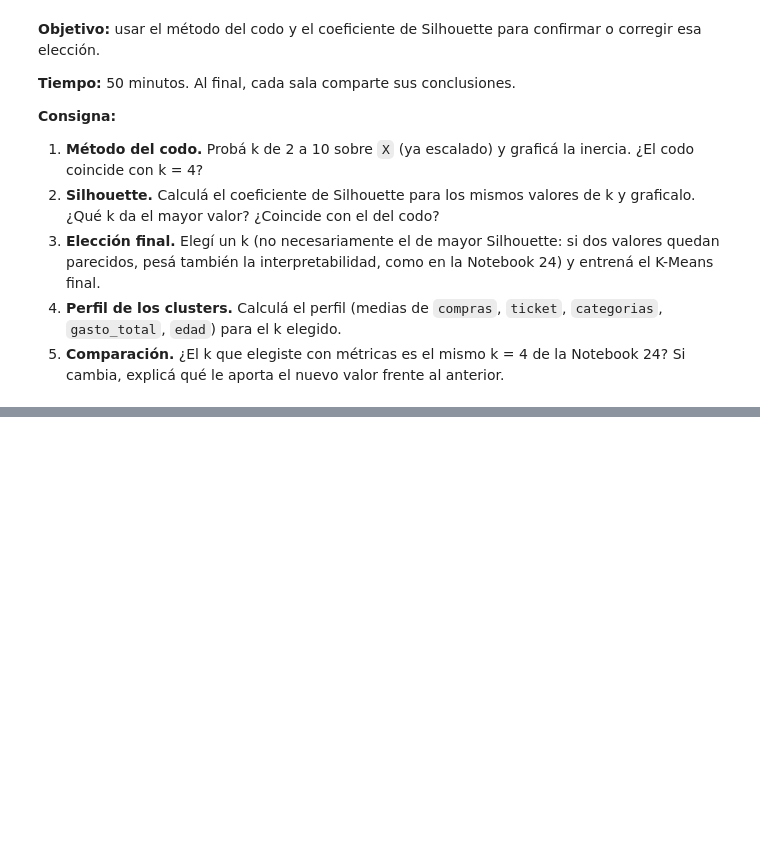
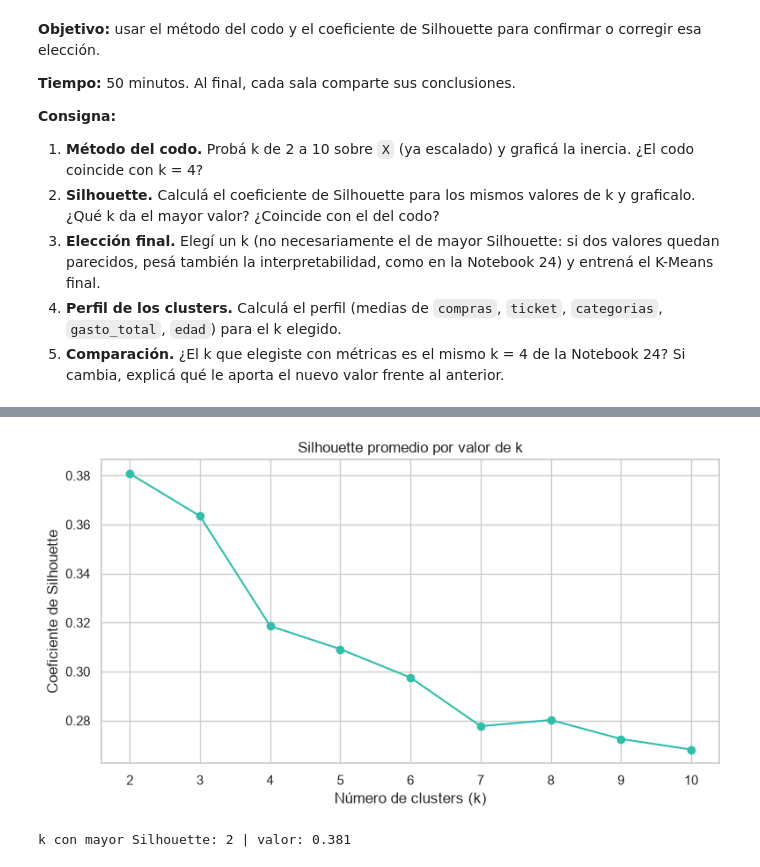
Before and after one commit to EmiiFernandez/actividades_data_sciente_ypf, a Jupyter notebook: notebook/C22_Notebook-26.ipynb, the cells around one changed output, grey strips where cells are left out. Saved outputs shown, nothing was run; the diff lists cells and outputs as text; code cells hidden in the pictures; blank space fills up the shorter version.

```diff
--- a/notebook/C22_Notebook-26.ipynb
+++ b/notebook/C22_Notebook-26.ipynb
@@ -233,0 +243,19 @@ HTTPError: HTTP Error 404: Not Found
+# %%
+# 2. Coeficiente de Silhouette
+valores_k = range(2, 11)
+siluetas = [silhouette_score(X_bf, KMeans(n_clusters=k, n_init=10, random_state=RANDOM_STATE).fit_predict(X_bf)) for k in valores_k]
+
+plt.figure(figsize=(8, 4.5))
+plt.plot(list(valores_k), siluetas, "o-", color="#30BEAA")
+plt.xlabel("Número de clusters (k)")
+plt.ylabel("Coeficiente de Silhouette")
+plt.title("Silhouette promedio por valor de k")
+plt.xticks(list(valores_k))
+plt.tight_layout()
+plt.show()
+
+mejor_k = list(valores_k)[int(np.argmax(siluetas))]
+print("k con mayor Silhouette:", mejor_k, "| valor:", round(max(siluetas), 3))
+# %% [output]
+[figure, added]
+k con mayor Silhouette: 2 | valor: 0.381
```
Also changed, not shown: parts of 14 cells of this notebook.
